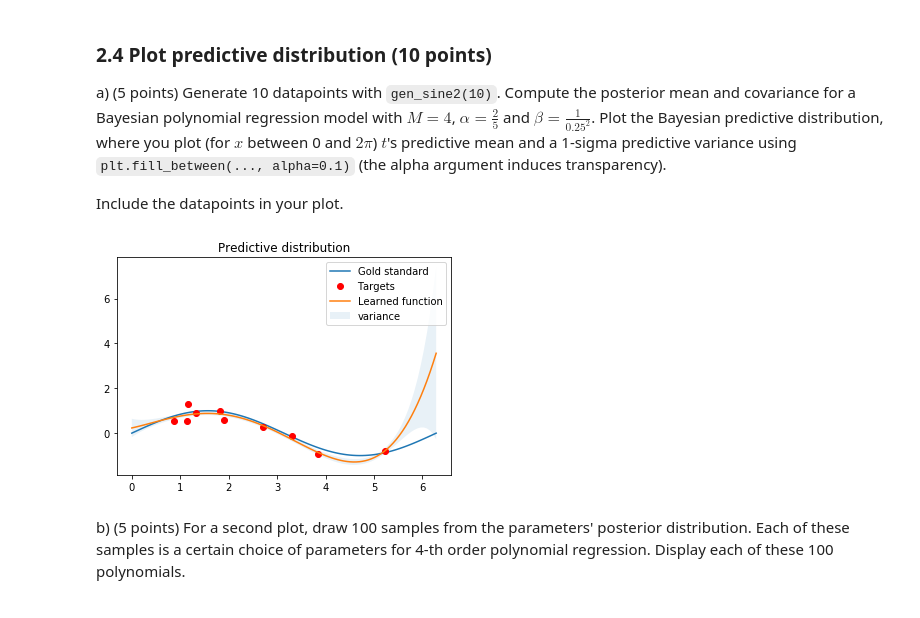
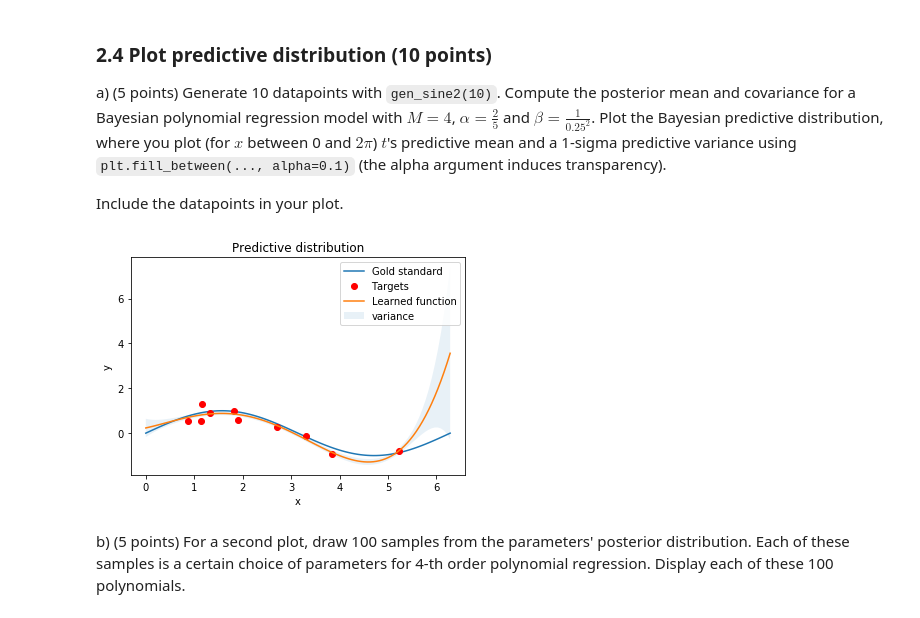
Before and after one commit to AxelBremer/ml1_lab1, a Jupyter notebook: 11023325_11029669_lab1.ipynb, the cells around one changed output. Saved outputs shown, nothing was run; the diff lists cells and outputs as text; code cells hidden in the pictures.

```diff
--- a/11023325_11029669_lab1.ipynb
+++ b/11023325_11029669_lab1.ipynb
@@ -181,6 +181,8 @@ for m in [0,2,4,8]:
     y = np.dot(Phi, w)
     y = np.squeeze(np.asarray(y))
     plt.plot(x, y, label="Learned function")
+    plt.xlabel("x")
+    plt.ylabel("y")
     plt.legend()
     plt.show()
 # %% [output]
@@ -457,22 +461,24 @@ Include the datapoints in your plot.
 # %%
 n = 10
 x, t = gen_sine2(n)
 x_all = np.linspace(0,2*math.pi, 100)
 M = 4
 a = 2/5
 beta = 1/(0.25**2)
 m, S, Phi = fit_polynomial_bayes(x, t, M, alpha, beta)
 mean, sigma, Phi = predict_polynomial_bayes(x_all, m, S, beta)
 
 plt.title("Predictive distribution")
 plt.plot(x_all, [math.sin(i) for i in x_all], label="Gold standard")
 plt.plot(x, t, "ro", label="Targets")
 plt.plot(x_all, mean, label="Learned function")
 plt.fill_between(x_all, mean-sigma, mean+sigma, alpha=0.1, label="variance")
+plt.xlabel("x")
+plt.ylabel("y")
 plt.legend()
 plt.show()
 # %% [output]
-[figure, old version]
+[figure, new version]
 # %% [markdown]
 b) (5 points) For a second plot, draw 100 samples from the parameters' posterior distribution. Each of these samples is a certain choice of parameters for 4-th order polynomial regression.
 Display each of these 100 polynomials.
```
Also changed, not shown: parts of 3 cells of this notebook.
